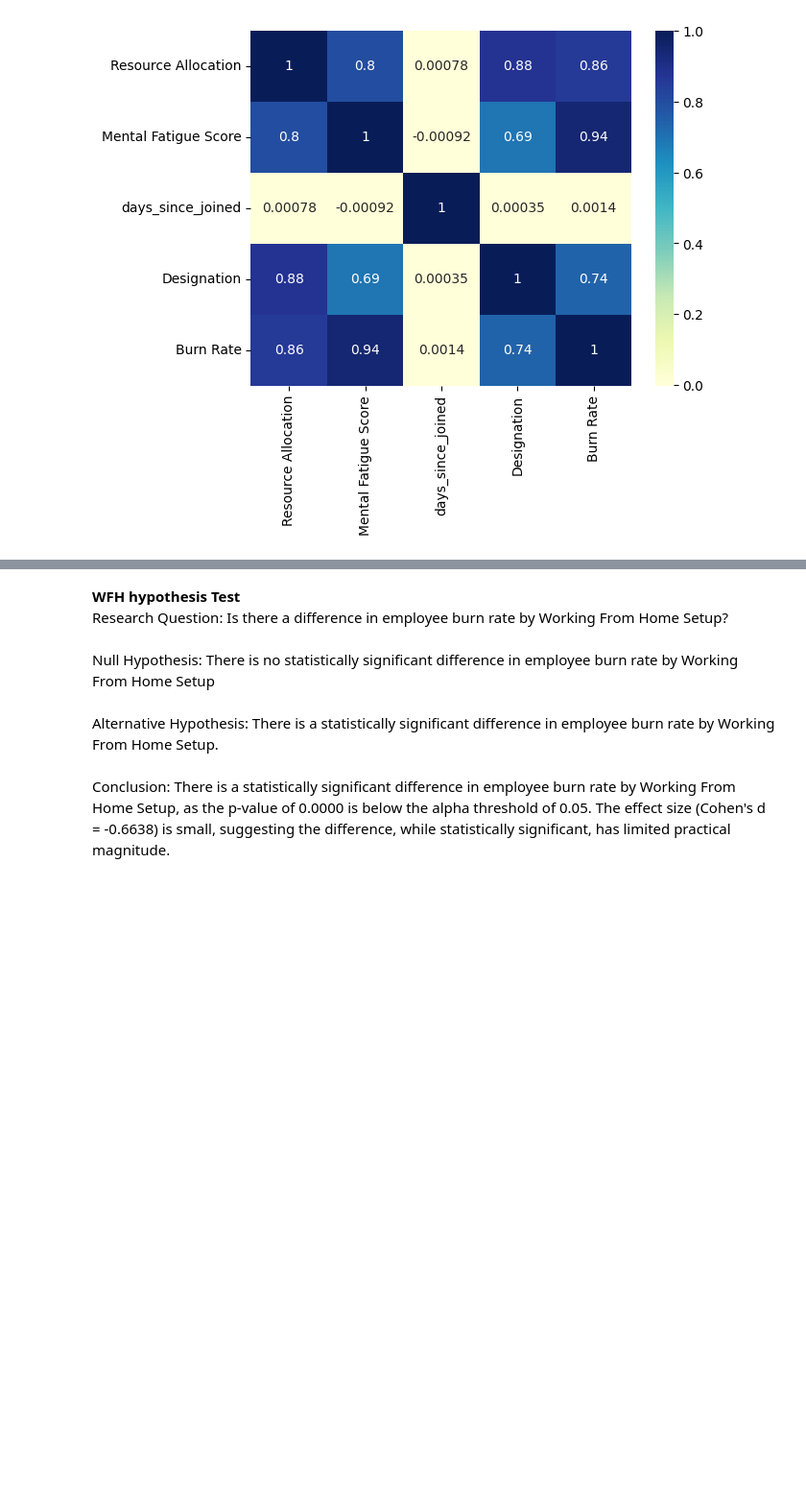
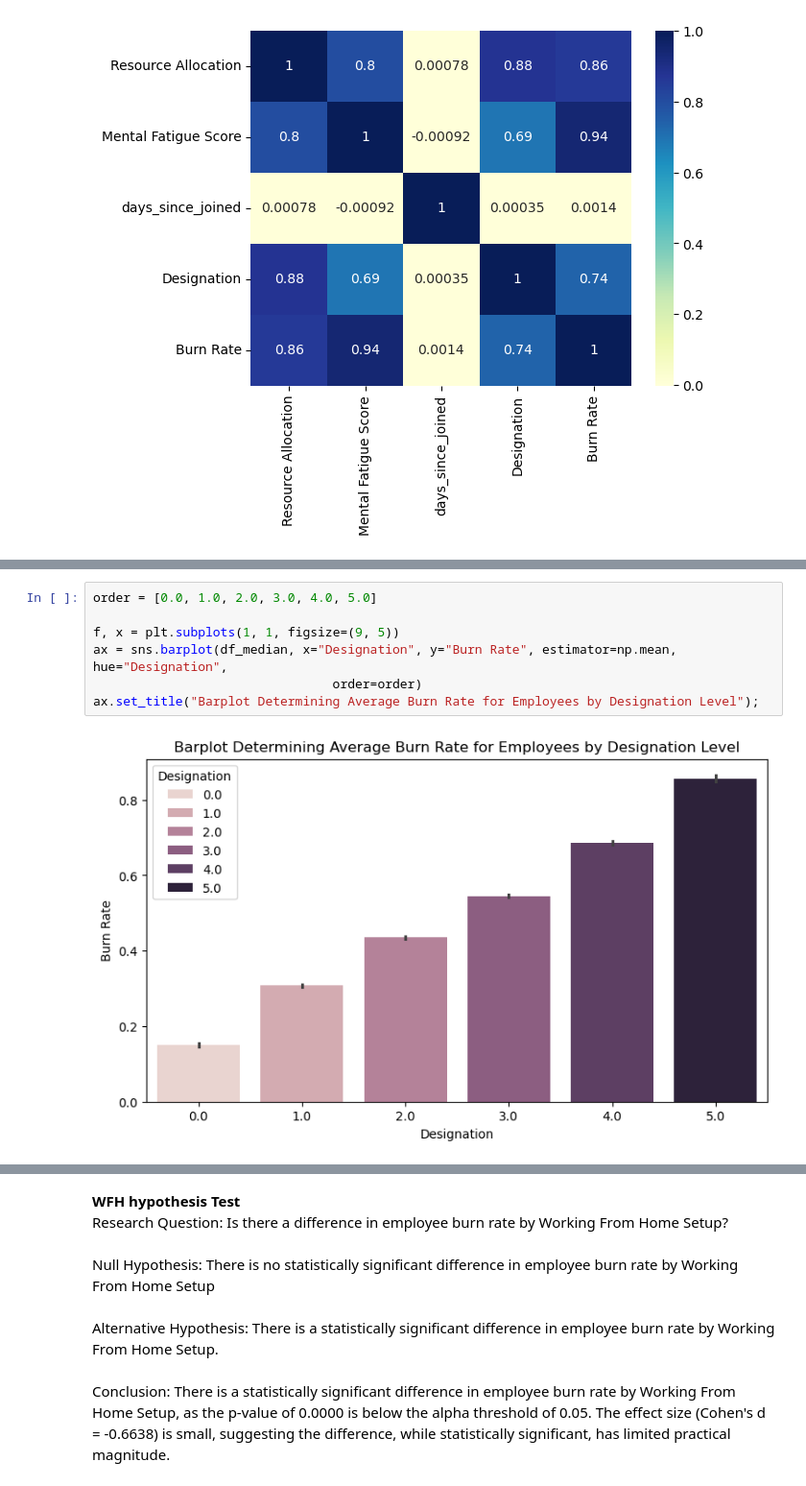
Before and after one commit to avakilov/Capstone-Project-DSC-288R, a Jupyter notebook: Milestone3_code_rundown.ipynb, the cells around one changed output, grey strips where cells are left out. Shown at 96% size. Drawn from its saved outputs; the diff is of its cells as text; blank space fills up the shorter version.

```diff
--- a/Milestone3_code_rundown.ipynb
+++ b/Milestone3_code_rundown.ipynb
@@ -324,0 +344,9 @@ plt.show()
+# %%
+order = [0.0, 1.0, 2.0, 3.0, 4.0, 5.0]
+
+f, x = plt.subplots(1, 1, figsize=(9, 5))
+ax = sns.barplot(df_median, x="Designation", y="Burn Rate", estimator=np.mean, hue="Designation",
+                                order=order)
+ax.set_title("Barplot Determining Average Burn Rate for Employees by Designation Level");
+# %% [output]
+[figure, added]
```
Also changed, not shown: parts of 10 cells of this notebook.
